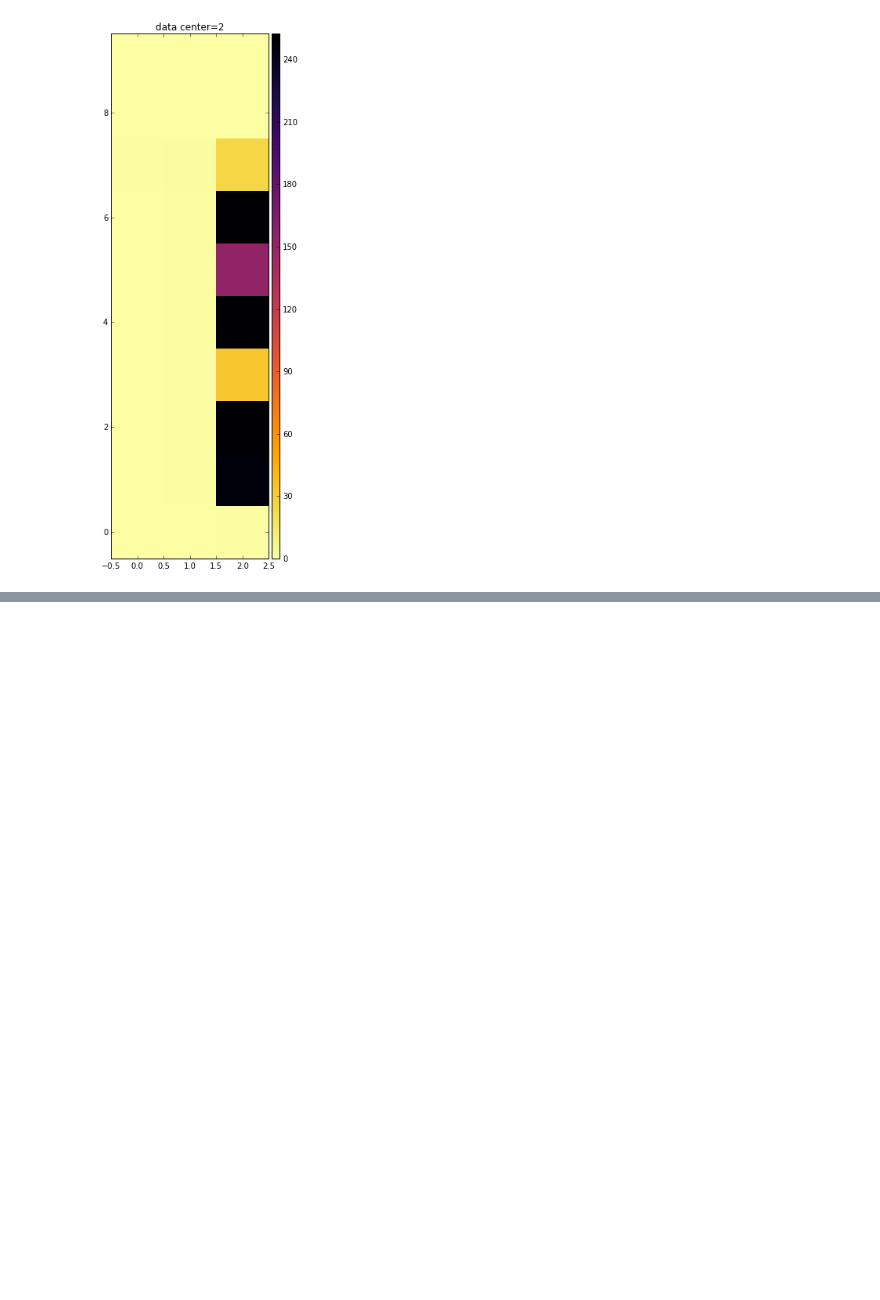
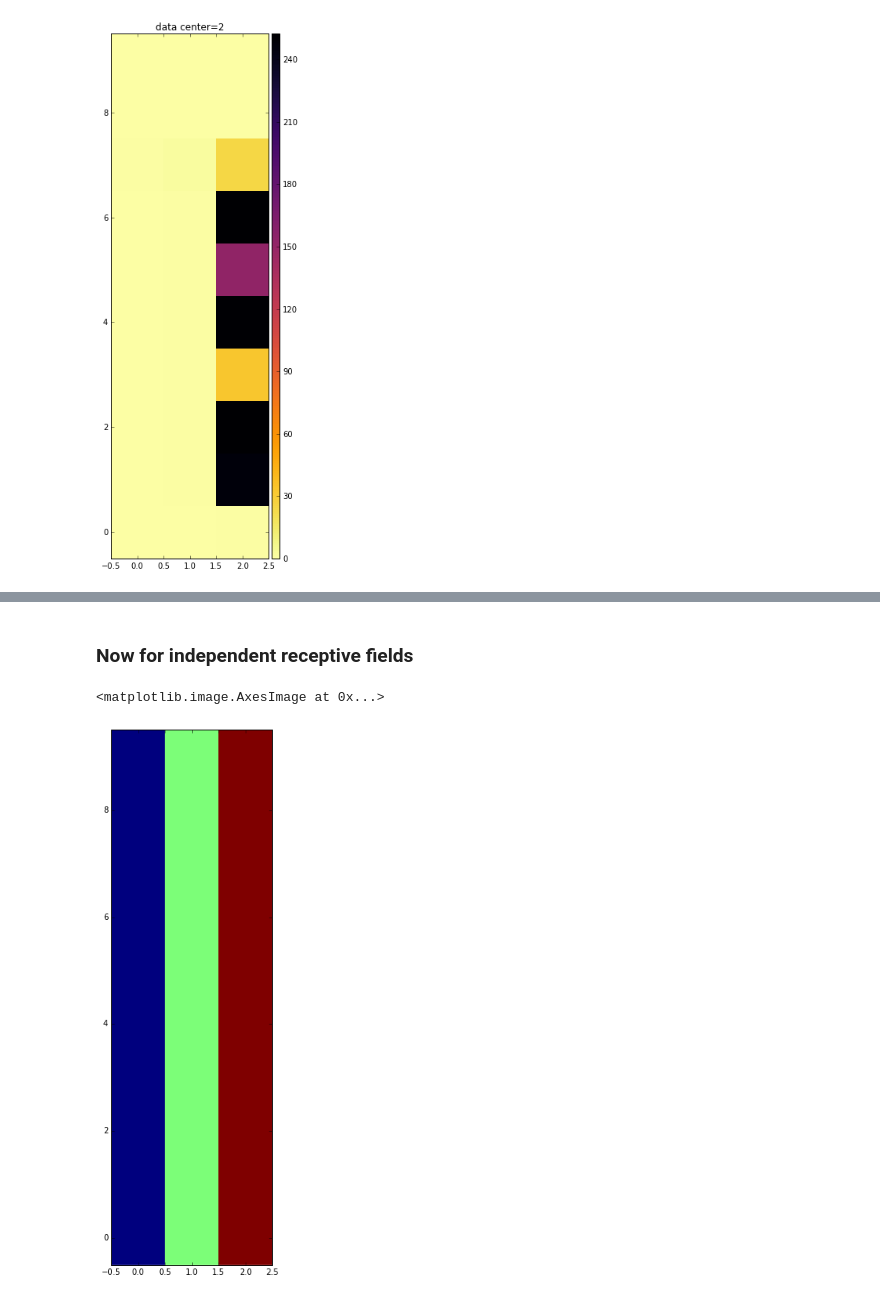
Before and after one commit to h-mayorquin/time_series_basic, a Jupyter notebook: presentations/2016-03-01(Visualizing Data Clusters Nexa Wall Street Columns).ipynb, the cells around one changed output, grey strips where cells are left out. Saved outputs shown, nothing was run; the diff lists cells and outputs as text; code cells hidden in the pictures; blank space fills up the shorter version.

```diff
--- a/presentations/2016-03-01(Visualizing Data Clusters Nexa Wall Street Columns).ipynb
+++ b/presentations/2016-03-01(Visualizing Data Clusters Nexa Wall Street Columns).ipynb
@@ -57,0 +78,37 @@ for data_center in range(Ntime_clusters):
+# %% [markdown]
+### Now for independent receptive fields
+# %%
+# First we load the file
+file_location = '../results_database/text_wall_street_columns.hdf5'
+run_name = '/indep'
+f = h5py.File(file_location, 'r')
+# %%
+# Nexa parameters
+Nspatial_clusters = 3
+Ntime_clusters = 3
+Nembedding = 3
+
+parameters_string = '/' + str(Nspatial_clusters)
+parameters_string += '-' + str(Ntime_clusters)
+parameters_string += '-' + str(Nembedding)
+
+nexa = f[run_name + parameters_string]
+cluster_to_index = nexa['cluster_to_index']
+# %%
+matrix = np.zeros((10, 3))
+
+for cluster in cluster_to_index:
+
+    cluster_indexes = cluster_to_index[str(cluster)]
+
+    for index in cluster_indexes:
+        first_index = index // 3
+        second_index = index % 3
+        matrix[first_index, second_index] = cluster
+
+fig = plt.figure(figsize=(16, 12))
+ax = fig.add_subplot(111)
+ax.imshow(matrix, origin='lower', interpolation='none')
+# %% [output]
+<matplotlib.image.AxesImage at 0x...>
+[figure, added]
```
Also changed, not shown: parts of 17 cells of this notebook.
